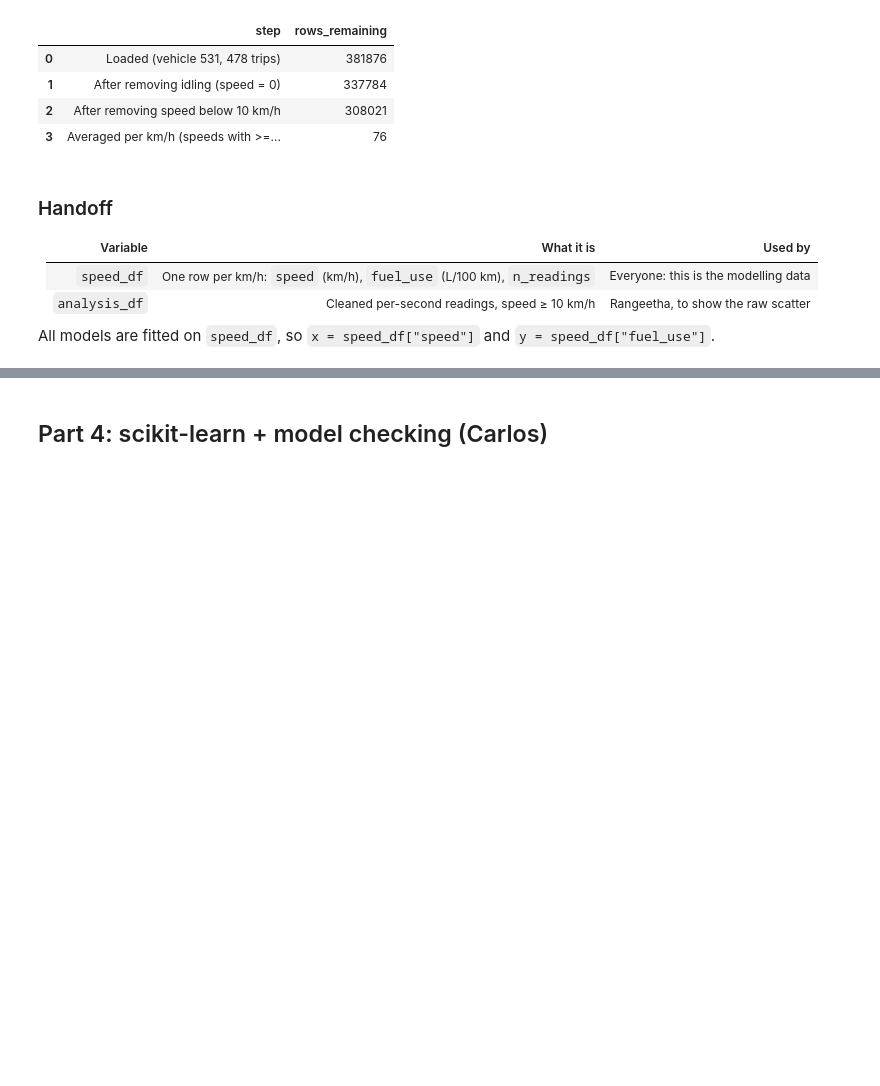
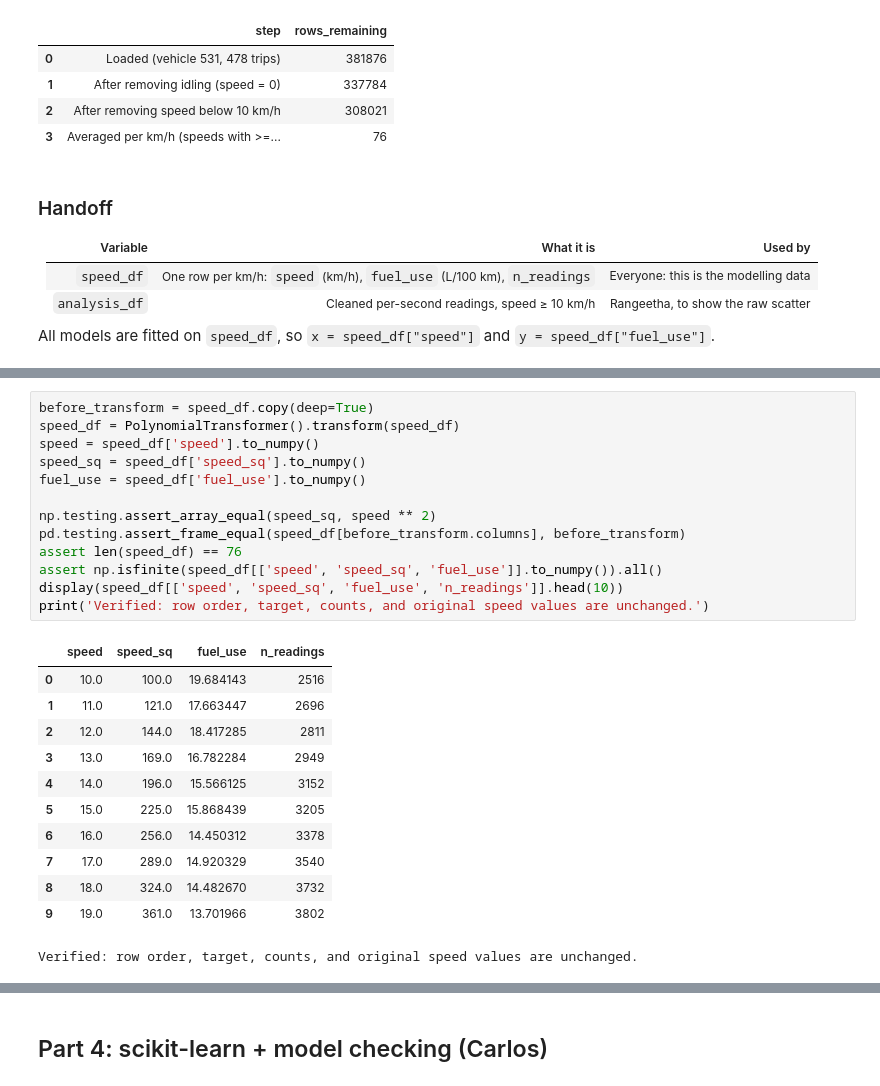
Before and after one commit to Namypark/ved-fuel-speed-linearization, a Jupyter notebook: src/main.ipynb, the cells around one changed output, grey strips where cells are left out. Cells and saved outputs as stored; diff of their text form; blank space fills up the shorter version.

```diff
--- a/src/main.ipynb
+++ b/src/main.ipynb
@@ -294,0 +384,26 @@ All models are fitted on `speed_df`, so `x = speed_df["speed"]` and `y = speed_d
+# %%
+before_transform = speed_df.copy(deep=True)
+speed_df = PolynomialTransformer().transform(speed_df)
+speed = speed_df['speed'].to_numpy()
+speed_sq = speed_df['speed_sq'].to_numpy()
+fuel_use = speed_df['fuel_use'].to_numpy()
+
+np.testing.assert_array_equal(speed_sq, speed ** 2)
+pd.testing.assert_frame_equal(speed_df[before_transform.columns], before_transform)
+assert len(speed_df) == 76
+assert np.isfinite(speed_df[['speed', 'speed_sq', 'fuel_use']].to_numpy()).all()
+display(speed_df[['speed', 'speed_sq', 'fuel_use', 'n_readings']].head(10))
+print('Verified: row order, target, counts, and original speed values are unchanged.')
+# %% [output]
+|  | speed | speed_sq | fuel_use | n_readings |
+| 0 | 10.0 | 100.0 | 19.684143 | 2516 |
+| 1 | 11.0 | 121.0 | 17.663447 | 2696 |
+| 2 | 12.0 | 144.0 | 18.417285 | 2811 |
+| 3 | 13.0 | 169.0 | 16.782284 | 2949 |
+| 4 | 14.0 | 196.0 | 15.566125 | 3152 |
+| 5 | 15.0 | 225.0 | 15.868439 | 3205 |
+| 6 | 16.0 | 256.0 | 14.450312 | 3378 |
+| 7 | 17.0 | 289.0 | 14.920329 | 3540 |
+| 8 | 18.0 | 324.0 | 14.482670 | 3732 |
+| 9 | 19.0 | 361.0 | 13.701966 | 3802 |
+Verified: row order, target, counts, and original speed values are unchanged.
```
Also changed, not shown: parts of 25 cells of this notebook, 3 other files.
